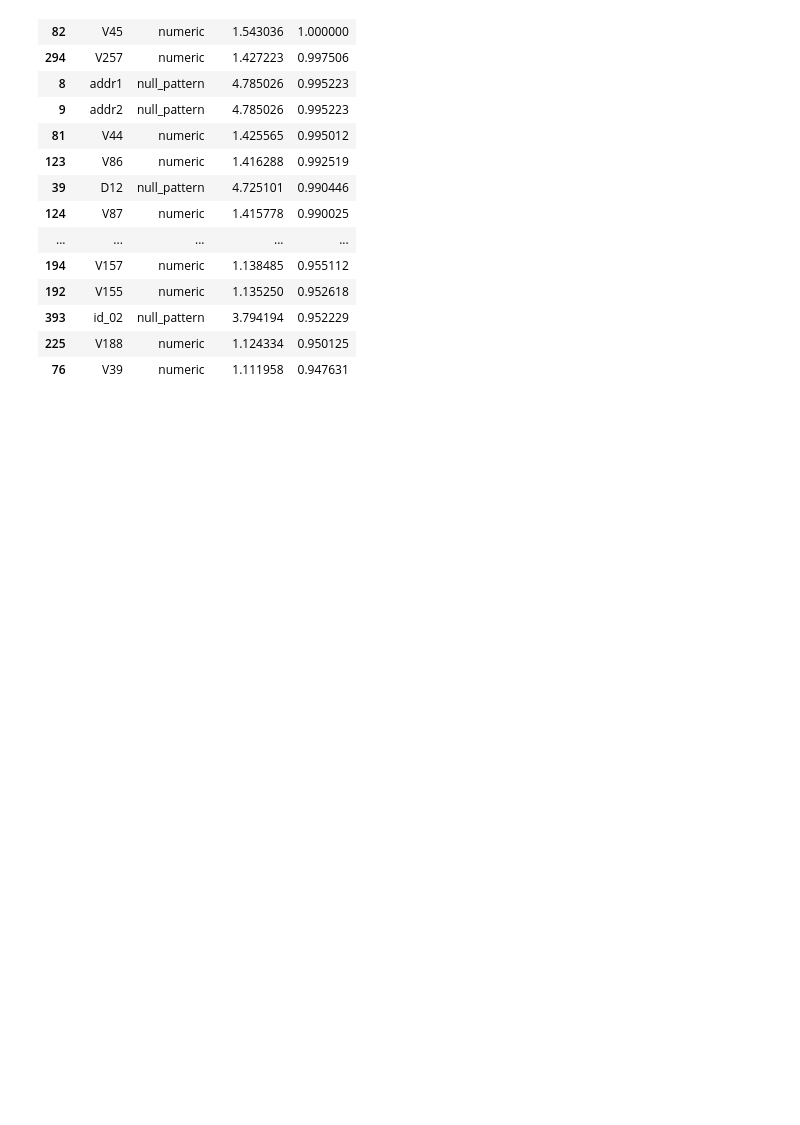
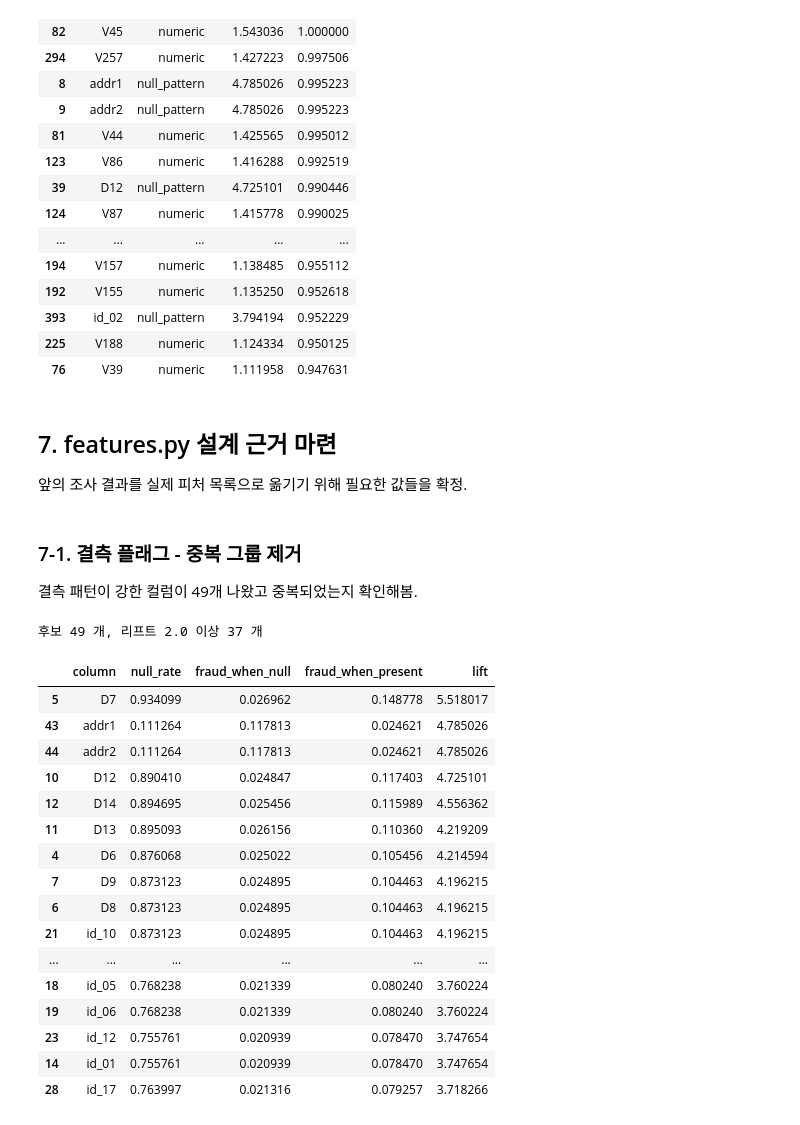
Before and after one commit to rhys3680-cell/ieee-cis, a Jupyter notebook: notebooks/rhys/02_feature_signals.ipynb, the cells around one changed output. Cells and saved outputs as stored; diff of their text form; code cells hidden in the pictures; blank space fills up the shorter version.

```diff
--- a/notebooks/rhys/02_feature_signals.ipynb
+++ b/notebooks/rhys/02_feature_signals.ipynb
@@ -343,0 +339,60 @@ con.close()
+# %% [markdown]
+## 7. features.py 설계 근거 마련
+
+앞의 조사 결과를 실제 피처 목록으로 옮기기 위해 필요한 값들을 확정.
+# %% [markdown]
+### 7-1. 결측 플래그 - 중복 그룹 제거
+
+결측 패턴이 강한 컬럼이 49개 나왔고 중복되었는지 확인해봄.
+# %%
+cands = [c for c in cols if c.startswith("D") and c[1:].isdigit()]
+cands += [c for c in cols if c.startswith("id_")]
+cands += ["addr1", "addr2", "dist1", "dist2", "P_emaildomain", "R_emaildomain"]
+cands = [c for c in cands if c in cols]
+
+parts = []
+for c in cands:
+    parts += [
+        f'AVG(("{c}" IS NULL)::TINYINT)',
+        f'AVG(CASE WHEN "{c}" IS NULL THEN isFraud END)',
+        f'AVG(CASE WHEN "{c}" IS NOT NULL THEN isFraud END)',
+    ]
+row = con.execute(
+    "SELECT " + ", ".join(parts) + "FROM txn WHERE dataset_split='train'"
+).fetchone()
+
+rows = []
+for i, c in enumerate(cands):
+    rate, f_null, f_present = row[i * 3], row[i * 3 + 1], row[i * 3 + 2]
+    if not (0.01 < rate < 0.99) or not f_null or not f_present:
+        continue
+    rows.append({
+        "column": c,
+        "null_rate": rate,
+        "fraud_when_null": f_null,
+        "fraud_when_present": f_present,
+        "lift": max(f_null / f_present, f_present / f_null),
+    })
+
+null_cands = pd.DataFrame(rows).sort_values("lift", ascending=False)
+print(f"후보 {len(null_cands)} 개, 리프트 2.0 이상 {(null_cands.lift >= 2).sum()} 개")
+null_cands.head(30)
+# %% [output]
+후보 49 개, 리프트 2.0 이상 37 개
+|  | column | null_rate | fraud_when_null | fraud_when_present | lift |
+| 5 | D7 | 0.934099 | 0.026962 | 0.148778 | 5.518017 |
+| 43 | addr1 | 0.111264 | 0.117813 | 0.024621 | 4.785026 |
+| 44 | addr2 | 0.111264 | 0.117813 | 0.024621 | 4.785026 |
+| 10 | D12 | 0.890410 | 0.024847 | 0.117403 | 4.725101 |
+| 12 | D14 | 0.894695 | 0.025456 | 0.115989 | 4.556362 |
+| 11 | D13 | 0.895093 | 0.026156 | 0.110360 | 4.219209 |
+| 4 | D6 | 0.876068 | 0.025022 | 0.105456 | 4.214594 |
+| 7 | D9 | 0.873123 | 0.024895 | 0.104463 | 4.196215 |
+| 6 | D8 | 0.873123 | 0.024895 | 0.104463 | 4.196215 |
+| 21 | id_10 | 0.873123 | 0.024895 | 0.104463 | 4.196215 |
+| ... | ... | ... | ... | ... | ... |
+| 18 | id_05 | 0.768238 | 0.021339 | 0.080240 | 3.760224 |
+| 19 | id_06 | 0.768238 | 0.021339 | 0.080240 | 3.760224 |
+| 23 | id_12 | 0.755761 | 0.020939 | 0.078470 | 3.747654 |
+| 14 | id_01 | 0.755761 | 0.020939 | 0.078470 | 3.747654 |
+| 28 | id_17 | 0.763997 | 0.021316 | 0.079257 | 3.718266 |
```
Also changed, not shown: parts of 14 cells of this notebook, 1 other file.
